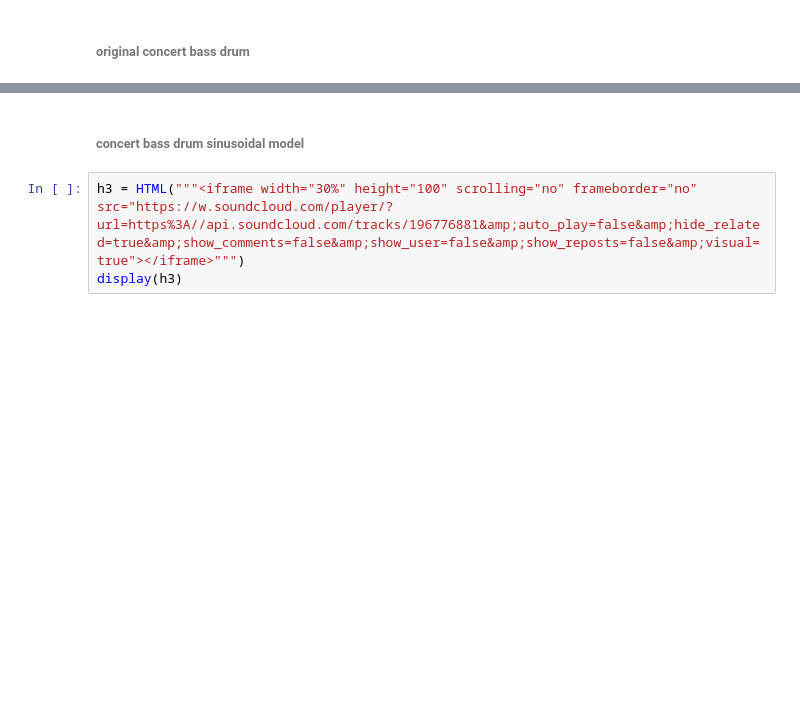
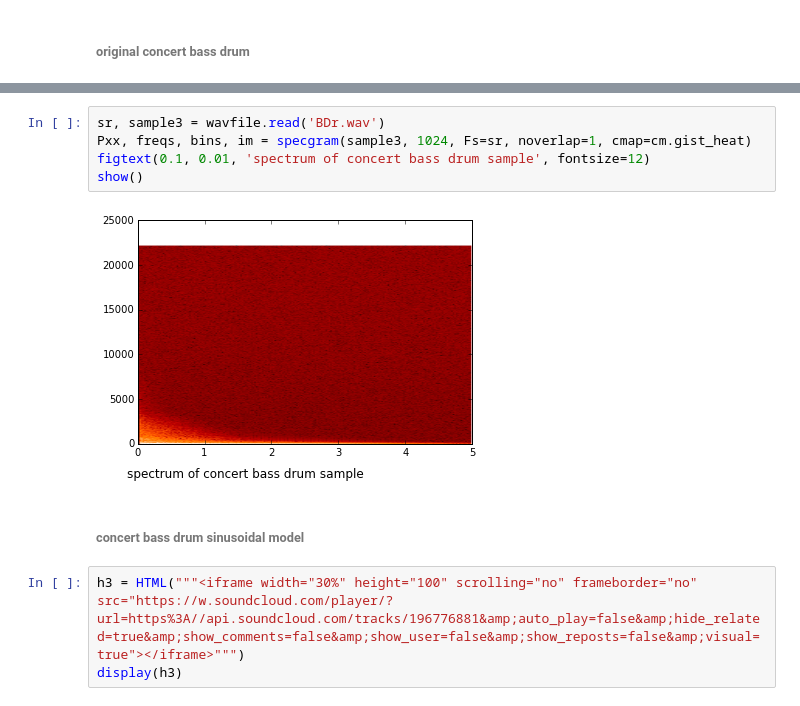
Before and after one commit to matzewagner/python, a Jupyter notebook: 201A_Final_Project.ipynb, the cells around one changed output, grey strips where cells are left out. Cells and saved outputs as stored; diff of their text form; blank space fills up the shorter version.

```diff
--- a/201A_Final_Project.ipynb
+++ b/201A_Final_Project.ipynb
@@ -85,6 +99,13 @@ h2 = HTML("""<iframe width="30%" height="100" scrolling="no" frameborder="no" sr
 display(h2)
 # %% [output]
 [interactive output not drawn]
+# %%
+sr, sample3 = wavfile.read('BDr.wav')
+Pxx, freqs, bins, im = specgram(sample3, 1024, Fs=sr, noverlap=1, cmap=cm.gist_heat)
+figtext(0.1, 0.01, 'spectrum of concert bass drum sample', fontsize=12)
+show()
+# %% [output]
+[figure, added]
 # %% [markdown]
 ###### concert bass drum sinusoidal model
 # %%
```
Also changed, not shown: parts of 26 cells of this notebook.
